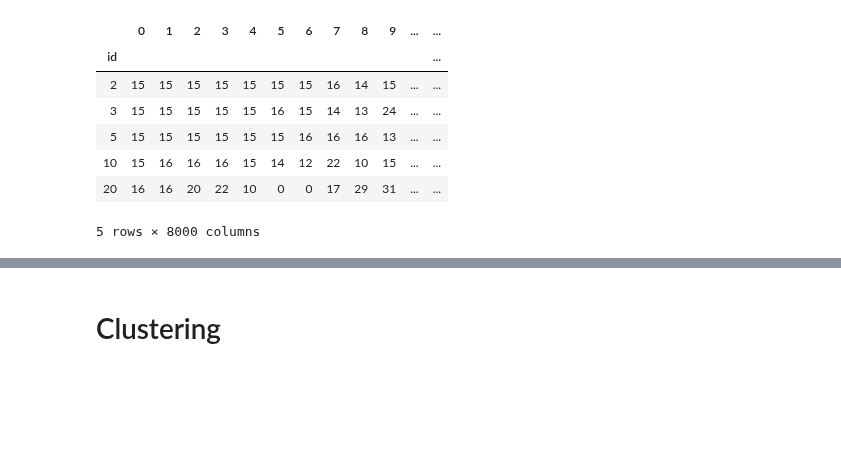
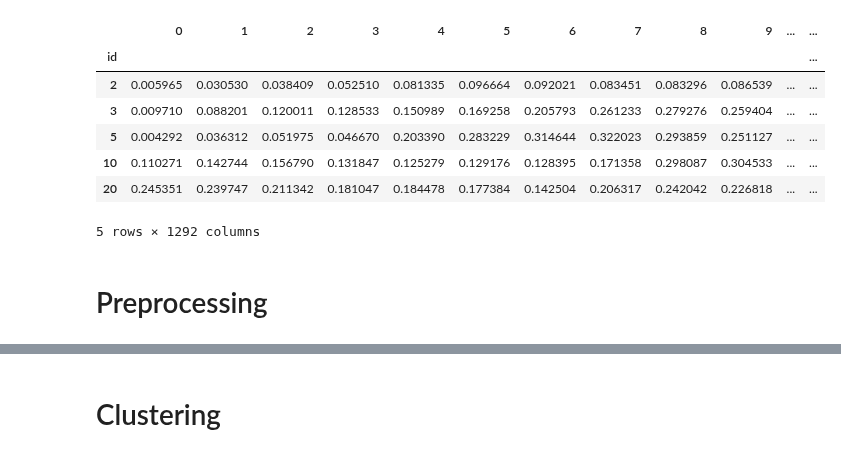
Before and after one commit to cri98li/Data-Mining-2-Project-ts-classification, a Jupyter notebook: Fase 3.ipynb, the cells around one changed output, grey strips where cells are left out. Saved outputs shown, nothing was run; the diff lists cells and outputs as text; code cells hidden in the pictures; blank space fills up the shorter version.

```diff
--- a/Fase 3.ipynb
+++ b/Fase 3.ipynb
@@ -8,15 +9,18 @@ import matplotlib.pyplot as plt
 from collections import defaultdict
 from tslearn.preprocessing import TimeSeriesScalerMeanVariance
 # %%
-df = pd.read_csv('D:/ts_pronte_si_spera.csv', index_col='id', nrows=10000)
+df = pd.read_csv('0-1000.csv', index_col='id')
+df = df.drop(columns=['error', 'duration'])
 df0 = pd.read_csv('flat_df_no_nulli.csv', index_col=0)
 df.head()
 # %% [output]
 |  | 0 | 1 | 2 | 3 | 4 | 5 | 6 | 7 | 8 | 9 | ... | ... |
 | id |  |  |  |  |  |  |  |  |  |  |  | ... |
-| 2 | 15 | 15 | 15 | 15 | 15 | 15 | 15 | 16 | 14 | 15 | ... | ... |
-| 3 | 15 | 15 | 15 | 15 | 15 | 16 | 15 | 14 | 13 | 24 | ... | ... |
-| 5 | 15 | 15 | 15 | 15 | 15 | 15 | 16 | 16 | 16 | 13 | ... | ... |
-| 10 | 15 | 16 | 16 | 16 | 15 | 14 | 12 | 22 | 10 | 15 | ... | ... |
-| 20 | 16 | 16 | 20 | 22 | 10 | 0 | 0 | 17 | 29 | 31 | ... | ... |
+| 2 | 0.005965 | 0.030530 | 0.038409 | 0.052510 | 0.081335 | 0.096664 | 0.092021 | 0.083451 | 0.083296 | 0.086539 | ... | ... |
+| 3 | 0.009710 | 0.088201 | 0.120011 | 0.128533 | 0.150989 | 0.169258 | 0.205793 | 0.261233 | 0.279276 | 0.259404 | ... | ... |
+| 5 | 0.004292 | 0.036312 | 0.051975 | 0.046670 | 0.203390 | 0.283229 | 0.314644 | 0.322023 | 0.293859 | 0.251127 | ... | ... |
+| 10 | 0.110271 | 0.142744 | 0.156790 | 0.131847 | 0.125279 | 0.129176 | 0.128395 | 0.171358 | 0.298087 | 0.304533 | ... | ... |
+| 20 | 0.245351 | 0.239747 | 0.211342 | 0.181047 | 0.184478 | 0.177384 | 0.142504 | 0.206317 | 0.242042 | 0.226818 | ... | ... |
-5 rows × 8000 columns
+5 rows × 1292 columns
+# %% [markdown]
+# Preprocessing
```
Also changed, not shown: parts of 29 cells of this notebook.
